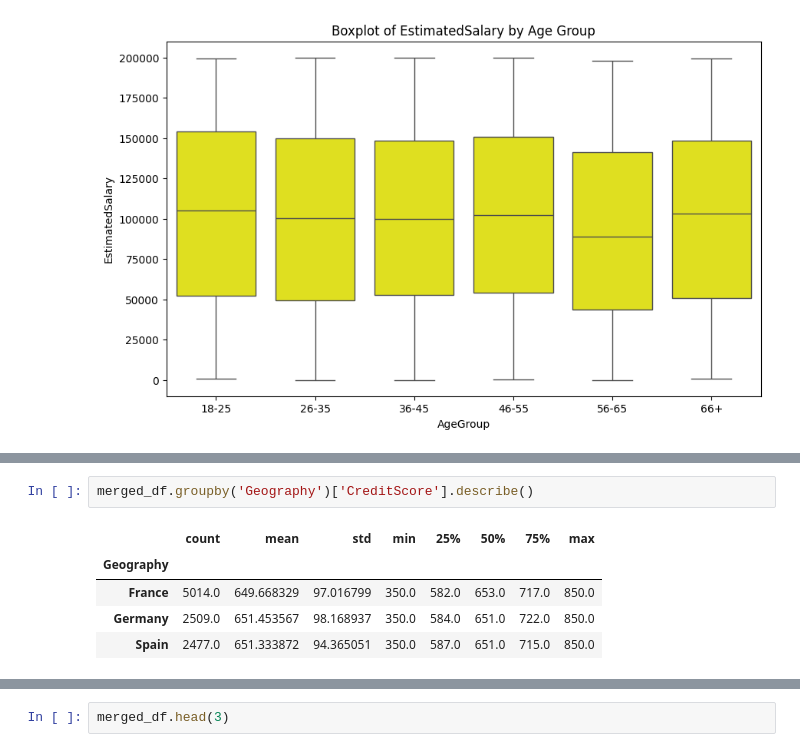
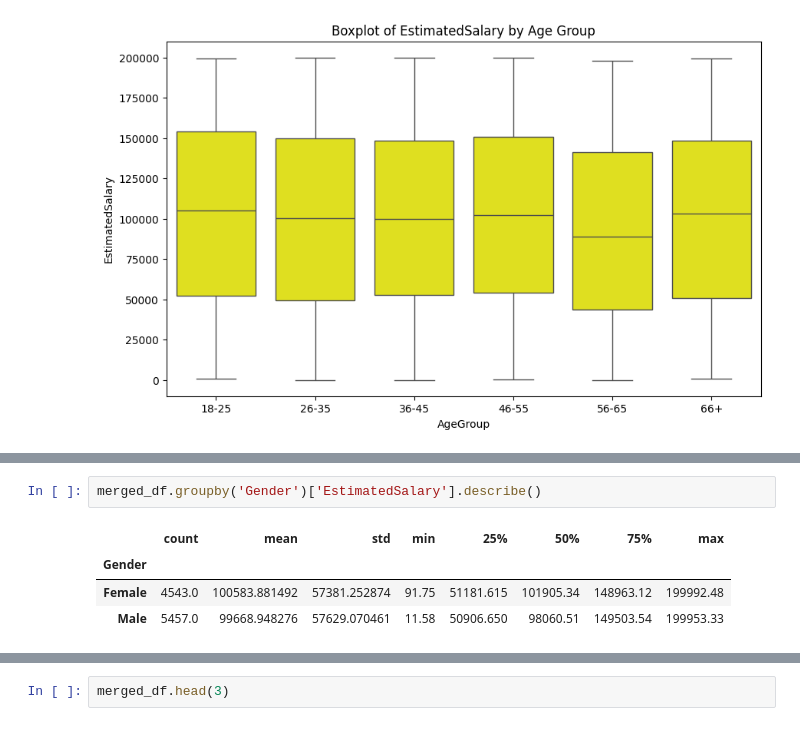
Before and after one commit to b3rian/Data_Science, a Jupyter notebook: Bank customer analysis.ipynb, the cells around one changed output, grey strips where cells are left out. Drawn from its saved outputs; the diff is of its cells as text.

```diff
--- a/Bank customer analysis.ipynb
+++ b/Bank customer analysis.ipynb
@@ -219,8 +219,7 @@ plt.show()
 # %%
-merged_df.groupby('Geography')['CreditScore'].describe()
+merged_df.groupby('Gender')['EstimatedSalary'].describe()
 # %% [output]
 |  | count | mean | std | min | 25% | 50% | 75% | max |
-| Geography |  |  |  |  |  |  |  |  |
-| France | 5014.0 | 649.668329 | 97.016799 | 350.0 | 582.0 | 653.0 | 717.0 | 850.0 |
-| Germany | 2509.0 | 651.453567 | 98.168937 | 350.0 | 584.0 | 651.0 | 722.0 | 850.0 |
-| Spain | 2477.0 | 651.333872 | 94.365051 | 350.0 | 587.0 | 651.0 | 715.0 | 850.0 |
+| Gender |  |  |  |  |  |  |  |  |
+| Female | 4543.0 | 100583.881492 | 57381.252874 | 91.75 | 51181.615 | 101905.34 | 148963.12 | 199992.48 |
+| Male | 5457.0 | 99668.948276 | 57629.070461 | 11.58 | 50906.650 | 98060.51 | 149503.54 | 199953.33 |
```
Also changed, not shown: parts of 3 cells of this notebook.
